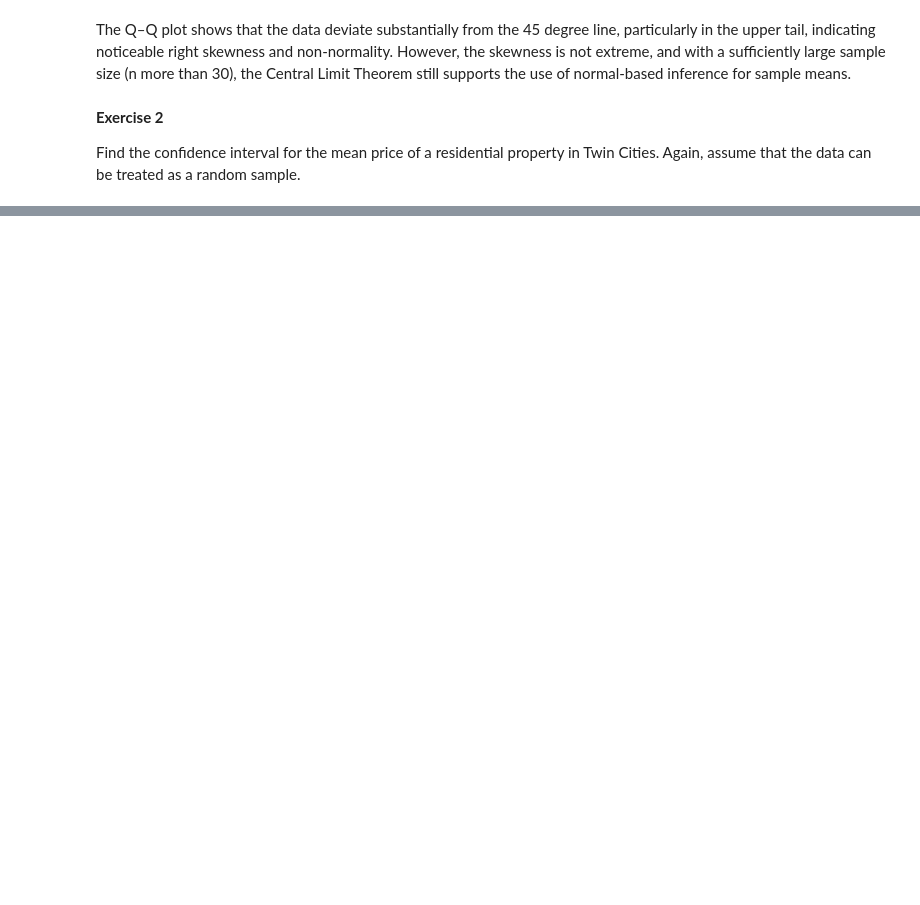
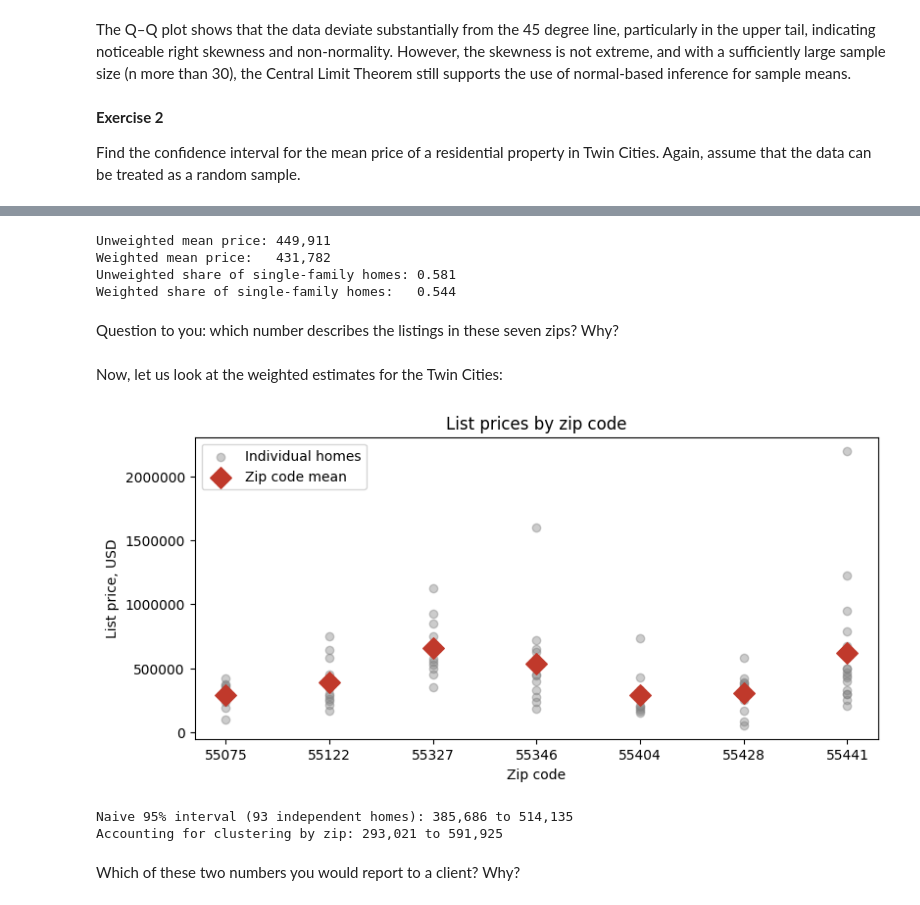
Before and after one commit to ust-buan-640/buan-640-notebooks, a Jupyter notebook: notebooks/data-of-homes-exercise-confint.ipynb, the cells around one changed output, grey strips where cells are left out. Drawn from its saved outputs; the diff is of its cells as text; code cells hidden in the pictures; blank space fills up the shorter version.

Commit message:
added steps with computing the values accounting for clustering

```diff
--- a/notebooks/data-of-homes-exercise-confint.ipynb
+++ b/notebooks/data-of-homes-exercise-confint.ipynb
@@ -10,7 +10,7 @@ import statsmodels.api as sm
 # %% [markdown]
 First, we upload the data and take a look at it:
 # %%
-url = "https://raw.githubusercontent.com/ust-buan-640/buan-640-notebooks/main/data/data-of-homes-s26.csv"
+url = "https://raw.githubusercontent.com/ust-buan-640/buan-640-notebooks/main/data/data_of_homes_f26.csv"
 
 df = pd.read_csv(url)
 
@@ -111,0 +137,48 @@ print(t_stat, p_val)
+# %%
+df["weight"] = df["N_frame"] / df.groupby("zip")["list_price"].transform("size")
+
+weighted_mean = np.average(df["list_price"], weights=df["weight"])
+weighted_p_sf = np.average(df["property_type"] == "Single Family", weights=df["weight"])
+
+print(f"Unweighted mean price: {df['list_price'].mean():,.0f}")
+print(f"Weighted mean price:   {weighted_mean:,.0f}")
+print(f"Unweighted share of single-family homes: {(df['property_type'] == 'Single Family').mean():.3f}")
+print(f"Weighted share of single-family homes:   {weighted_p_sf:.3f}")
+# %% [output]
+Unweighted mean price: 449,911
+Weighted mean price:   431,782
+Unweighted share of single-family homes: 0.581
+Weighted share of single-family homes:   0.544
+# %% [markdown]
+Question to you: which number describes the listings in these seven zips? Why?
+# %% [markdown]
+Now, let us look at the weighted estimates for the Twin Cities:
+# %%
+zip_means = df.groupby("zip")["list_price"].mean()
+
+
+plt.figure(figsize=(9, 4))
+for i, (z, grp) in enumerate(df.groupby("zip")):
+    plt.scatter([i] * len(grp), grp["list_price"], alpha=0.4, color="gray",
+                label="Individual homes" if i == 0 else None)
+    plt.scatter(i, zip_means[z], color="#c0392b", s=120, marker="D",
+                label="Zip code mean" if i == 0 else None)
+plt.xticks(range(len(zip_means)), zip_means.index)
+plt.xlabel("Zip code")
+plt.ylabel("List price, USD")
+plt.title("List prices by zip code")
+plt.ticklabel_format(style="plain", axis="y")
+plt.legend()
+plt.show()
+k = len(zip_means)
+ci_zips = stats.t.interval(0.95, df=k - 1, loc=zip_means.mean(), scale=zip_means.std() / np.sqrt(k))
+ci_naive = stats.t.interval(0.95, df=len(df) - 1, loc=df["list_price"].mean(), scale=stats.sem(df["list_price"]))
+
+print(f"Naive 95% interval (93 independent homes): {ci_naive[0]:,.0f} to {ci_naive[1]:,.0f}")
+print(f"Accounting for clustering by zip: {ci_zips[0]:,.0f} to {ci_zips[1]:,.0f}")
+# %% [output]
+[figure, added]
+Naive 95% interval (93 independent homes): 385,686 to 514,135
+Accounting for clustering by zip: 293,021 to 591,925
+# %% [markdown]
+Which of these two numbers you would report to a client? Why?
```
Also changed, not shown: parts of 15 cells of this notebook.
